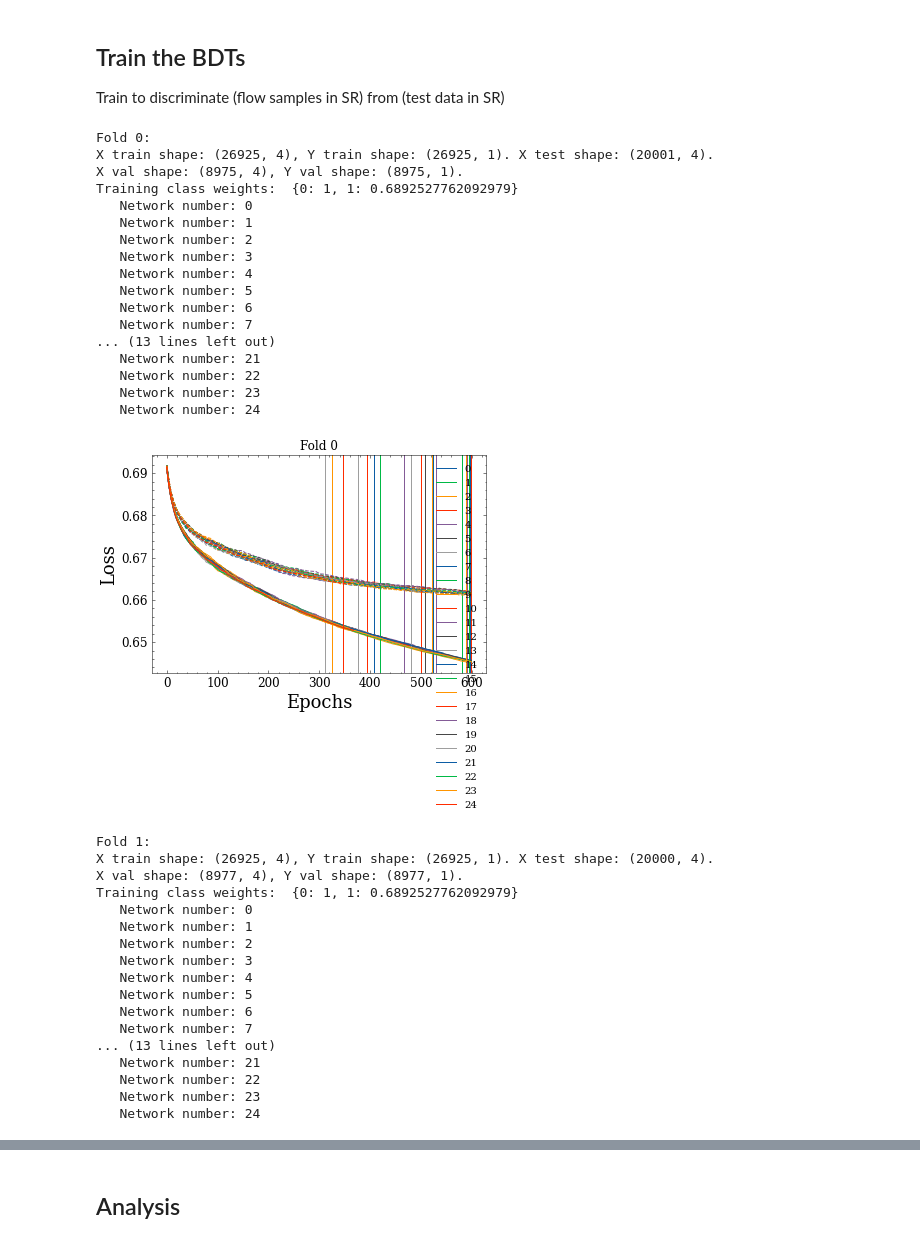
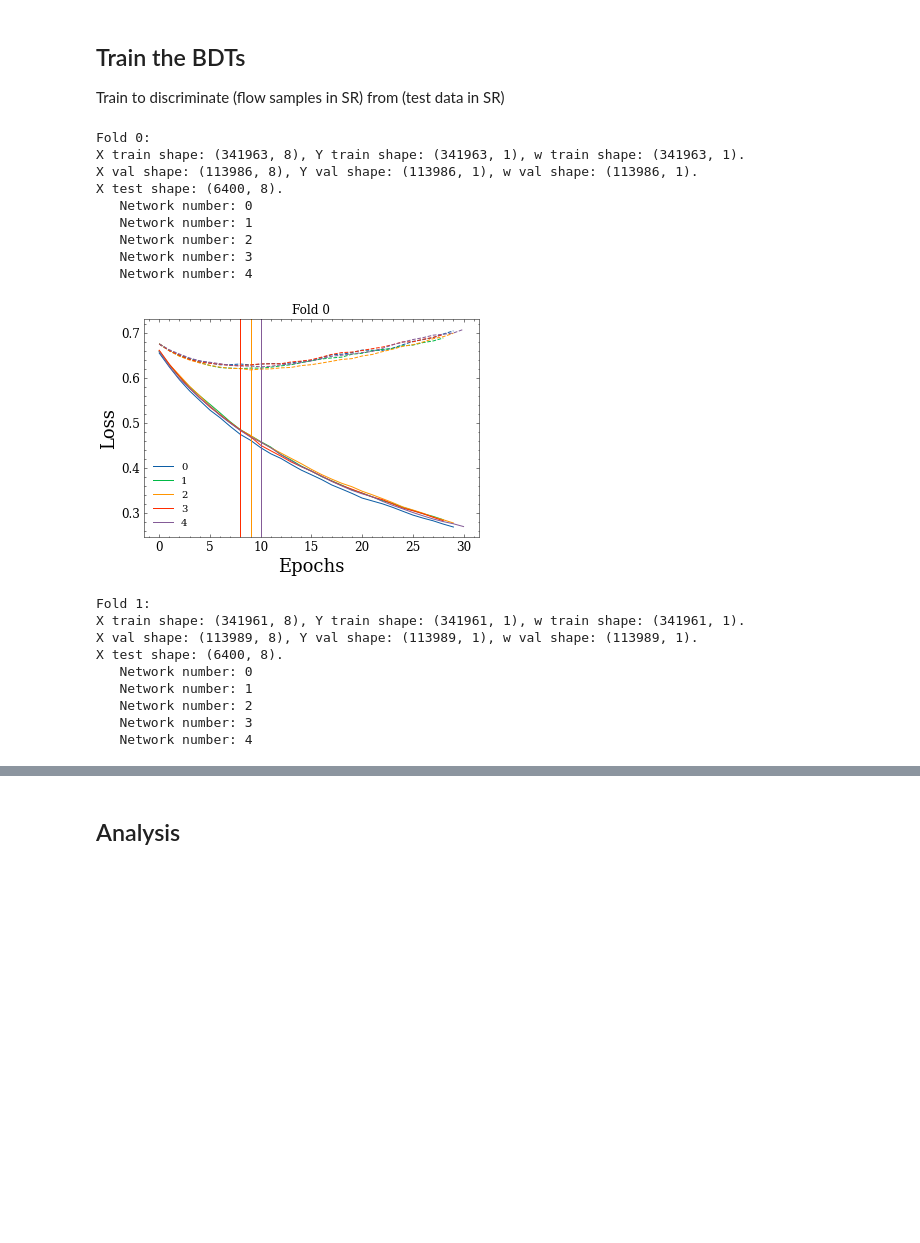
Before and after one commit to hep-lbdl/dimuonAD, a Jupyter notebook: 07_bump_hunt.ipynb, the cells around one changed output, grey strips where cells are left out. Cells and saved outputs as stored; diff of their text form; code cells hidden in the pictures; blank space fills up the shorter version.

```diff
--- a/07_bump_hunt.ipynb
+++ b/07_bump_hunt.ipynb
@@ -52,7 +56,8 @@ feature_set = ['dimu_pt', 'dimu_eta', 'mumu_deltaR', 'mumu_deltapT', 'dimu_mass'
 # %%
 # Assemble the test set -- consists of both SB and SR
 
-feature_set = ['dimu_pt', 'dimu_eta', 'mumu_deltaR', 'mumu_deltapT', 'dimu_mass']
+feature_set = ['mu0_pt', 'mu1_pt', 'mu0_eta', 'mu1_eta', 'mu0_iso04', 'mu1_iso04', 'mumu_deltaR', 'mumu_deltapT', 'dimu_mass']
+
 
 
 num_events_test_SR = test_dict["SR"]["s_inj_data"]["dimu_mass"].shape[0]
@@ -75,9 +80,7 @@ for i, feat in enumerate(feature_set):
     test_events_samesign[:,i] = loc_arr.reshape(-1,)
 
 
-
-
-
+print(data_dict["SR"].shape)
 
 print(f"Total number of test events: {test_events_SR.shape[0]+test_events_SB.shape[0]}. {test_events_SR.shape[0]} in SR, {test_events_SB.shape[0]} in SB.")
 # %% [output]
@@ -115,10 +148,19 @@ Train to discriminate (flow samples in SR) from (test data in SR)
 import xgboost as xgb
 
 # BDT HYPERPARAMETERS
+
+# best for feature set 3
 n_estimators = 600 # number of boosting stages
-max_depth = 2 # max depth of individual regression estimators; related to complexity
+max_depth = 20 # max depth of individual regression estimators; related to complexity
 learning_rate = 0.1
-subsample = 0.8 # fraction of samples to be used for fitting the individual base learners
+subsample = 0.5 # fraction of samples to be used for fitting the individual base learners
 early_stopping_rounds = 20 # stop training BDT is validation loss doesn't improve after this many rounds
+
+
+
+hyperparameters_dict_NN = {"n_epochs":100,
+                              "batch_size": 512,
+                              "lr": .001,
+                             }
 # %%
 def run_BDT_bump_hunt(flow_samples_SR, data_samples_SR, data_samples_SB, num_folds, num_to_ensemble,
@@ -295,56 +375,31 @@ def run_BDT_bump_hunt(flow_samples_SR, data_samples_SR, data_samples_SB, num_fol
 # %%
 # Train a classifier to discriminate SR samples from SR data
 
 n_folds = 5
-n_to_ensemble = 25
-
-
-# NN
-hyperparameters_dict_BC = {"n_epochs":100,
-                              "batch_size": 256,
-                              "lr": .001,
-                             }
-
-
+n_to_ensemble = 5
 
 
 test_data_splits, scores_splits, alt_scores_splits = run_BDT_bump_hunt(data_dict["SR_samples"],
                                         test_events_SR, test_events_SB, n_folds, n_to_ensemble,
                                             alt_test_sets_data = {"FPR_validation":data_dict["SR_samples_validation"],"samesign":test_events_samesign},
-                                                                      network_type="bdt", visualize=True)
+                                                                      network_type="bdt", visualize=True, decorrelation_array=decorrelation_array)
 # %% [output]
 Fold 0:
-X train shape: (26925, 4), Y train shape: (26925, 1). X test shape: (20001, 4).
-X val shape: (8975, 4), Y val shape: (8975, 1).
-Training class weights:  {0: 1, 1: 0.6892527762092979}
+X train shape: (341963, 8), Y train shape: (341963, 1), w train shape: (341963, 1).
+X val shape: (113986, 8), Y val shape: (113986, 1), w val shape: (113986, 1).
+X test shape: (6400, 8).
    Network number: 0
    Network number: 1
    Network number: 2
    Network number: 3
    Network number: 4
-   Network number: 5
-   Network number: 6
-   Network number: 7
-... (13 lines left out)
-   Network number: 21
-   Network number: 22
-   Network number: 23
-   Network number: 24
-[figure, old version]
+[figure, new version]
 Fold 1:
-X train shape: (26925, 4), Y train shape: (26925, 1). X test shape: (20000, 4).
-X val shape: (8977, 4), Y val shape: (8977, 1).
-Training class weights:  {0: 1, 1: 0.6892527762092979}
+X train shape: (341961, 8), Y train shape: (341961, 1), w train shape: (341961, 1).
+X val shape: (113989, 8), Y val shape: (113989, 1), w val shape: (113989, 1).
+X test shape: (6400, 8).
    Network number: 0
    Network number: 1
    Network number: 2
    Network number: 3
    Network number: 4
-   Network number: 5
-   Network number: 6
-   Network number: 7
-... (13 lines left out)
-   Network number: 21
-   Network number: 22
-   Network number: 23
-   Network number: 24
```
Also changed, not shown: parts of 12 cells of this notebook.
